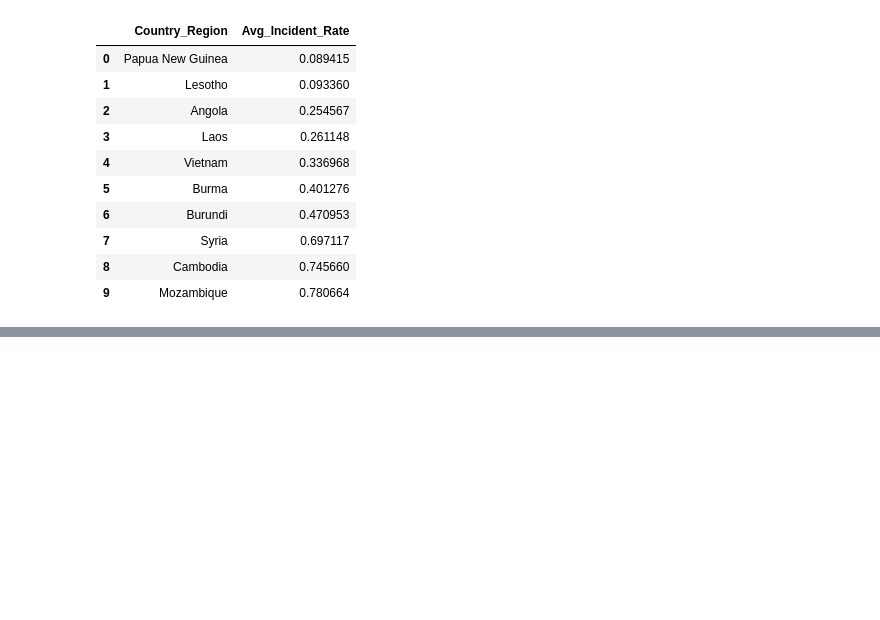
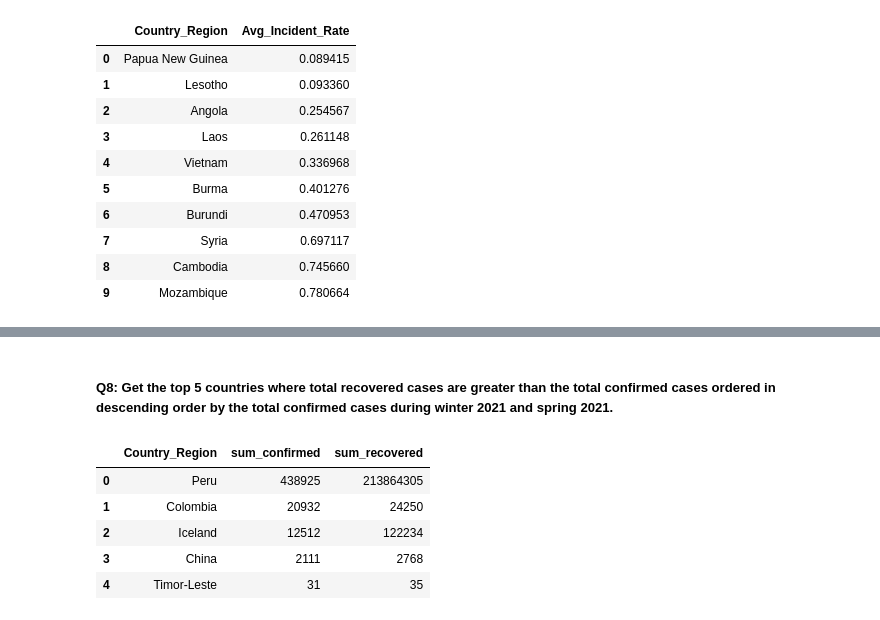
Before and after one commit to kimmisin/Elements-of-Databases, a Jupyter notebook: milestone1.ipynb, the cells around one changed output, grey strips where cells are left out. Saved outputs shown, nothing was run; the diff lists cells and outputs as text; code cells hidden in the pictures; blank space fills up the shorter version.

```diff
--- a/milestone1.ipynb
+++ b/milestone1.ipynb
@@ -720,0 +741,23 @@ LIMIT 10;
+# %% [markdown]
+##### Q8: Get the top 5 countries where total recovered cases are greater than the total confirmed cases ordered in descending order by the total confirmed cases during winter 2021 and spring 2021.
+# %%
+%%bigquery
+SELECT Country_Region, SUM(Confirmed) as sum_confirmed, SUM(Recovered) as sum_recovered
+FROM (
+    SELECT Country_Region, Confirmed, Recovered
+    FROM jhu_daily_reports_staging.covid_winter2021
+    UNION ALL
+    SELECT Country_Region, Confirmed, Recovered
+    FROM jhu_daily_reports_staging.covid_spring2021
+)
+WHERE Recovered > Confirmed
+GROUP BY Country_Region
+ORDER BY SUM(Confirmed) DESC
+LIMIT 5;
+# %% [output]
+|  | Country_Region | sum_confirmed | sum_recovered |
+| 0 | Peru | 438925 | 213864305 |
+| 1 | Colombia | 20932 | 24250 |
+| 2 | Iceland | 12512 | 122234 |
+| 3 | China | 2111 | 2768 |
+| 4 | Timor-Leste | 31 | 35 |
```
Also changed, not shown: parts of 10 cells of this notebook.
